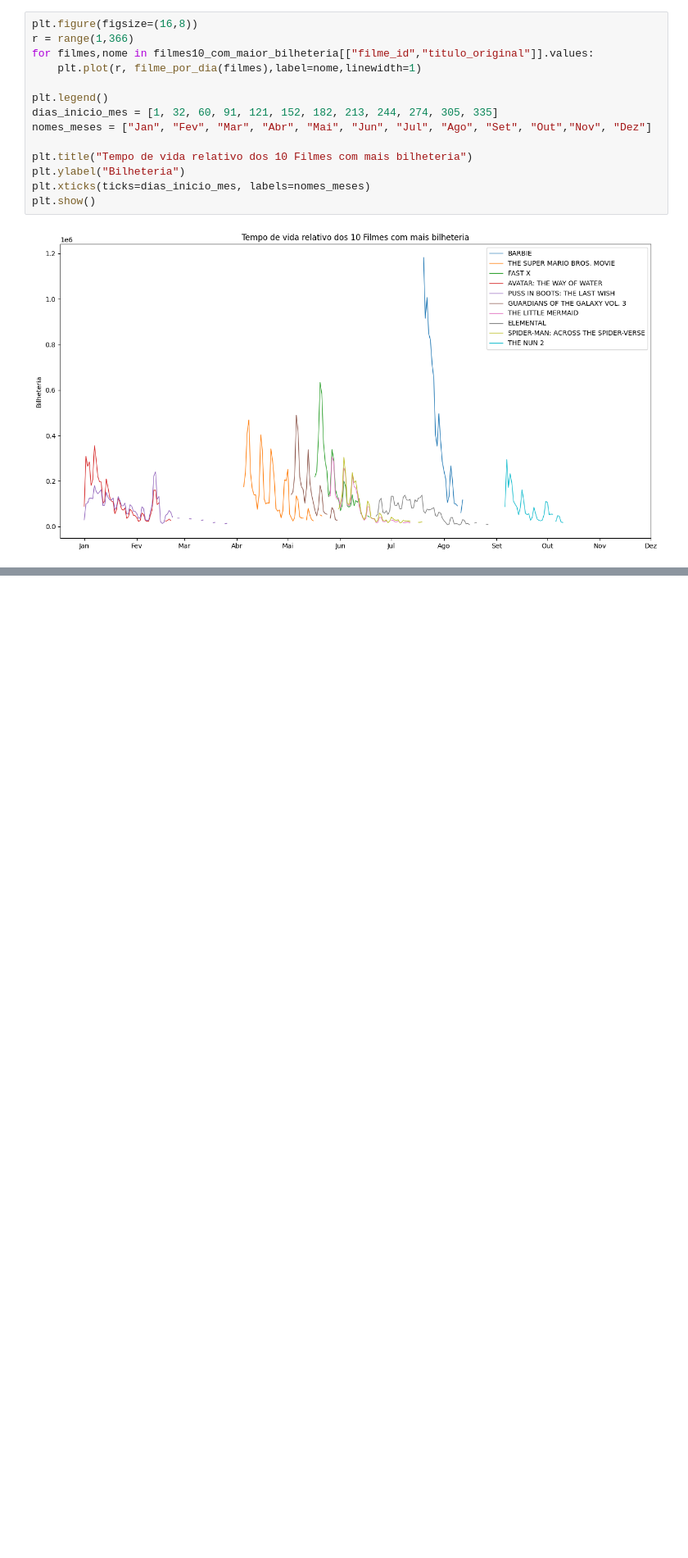
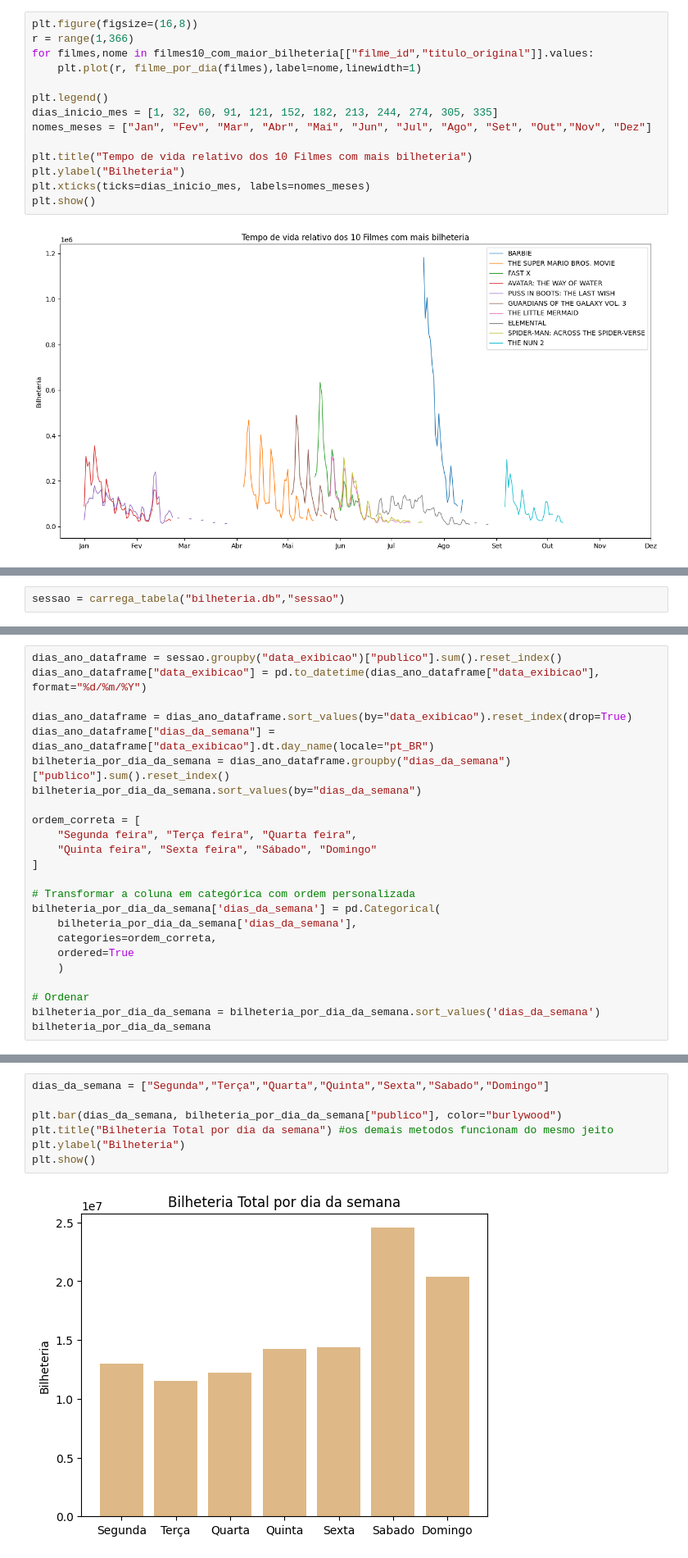
Before and after one commit to jhe-sua/A2_introcomp, a Jupyter notebook: Graficos.ipynb, the cells around one changed output, grey strips where cells are left out. Shown at 82% size. Saved outputs shown, nothing was run; the diff lists cells and outputs as text; blank space fills up the shorter version.

```diff
--- a/Graficos.ipynb
+++ b/Graficos.ipynb
@@ -375,0 +370,2 @@ NameError: name 'carrega_tabela' is not defined
+# %%
+sessao = carrega_tabela("bilheteria.db","sessao")
@@ -375,0 +388,24 @@ NameError: name 'carrega_tabela' is not defined
+# %%
+dias_ano_dataframe = sessao.groupby("data_exibicao")["publico"].sum().reset_index()
+dias_ano_dataframe["data_exibicao"] = pd.to_datetime(dias_ano_dataframe["data_exibicao"], format="%d/%m/%Y")
+
+dias_ano_dataframe = dias_ano_dataframe.sort_values(by="data_exibicao").reset_index(drop=True)
+dias_ano_dataframe["dias_da_semana"] = dias_ano_dataframe["data_exibicao"].dt.day_name(locale="pt_BR")
+bilheteria_por_dia_da_semana = dias_ano_dataframe.groupby("dias_da_semana")["publico"].sum().reset_index()
+bilheteria_por_dia_da_semana.sort_values(by="dias_da_semana")
+
+ordem_correta = [
+    "Segunda feira", "Terça feira", "Quarta feira",
+    "Quinta feira", "Sexta feira", "Sábado", "Domingo"
+]
+
+# Transformar a coluna em categórica com ordem personalizada
+bilheteria_por_dia_da_semana['dias_da_semana'] = pd.Categorical(
+    bilheteria_por_dia_da_semana['dias_da_semana'],
+    categories=ordem_correta,
+    ordered=True
+    )
+
+# Ordenar
+bilheteria_por_dia_da_semana = bilheteria_por_dia_da_semana.sort_values('dias_da_semana')
+bilheteria_por_dia_da_semana
@@ -375,0 +421,9 @@ NameError: name 'carrega_tabela' is not defined
+# %%
+dias_da_semana = ["Segunda","Terça","Quarta","Quinta","Sexta","Sabado","Domingo"]
+
+plt.bar(dias_da_semana, bilheteria_por_dia_da_semana["publico"], color="burlywood")
+plt.title("Bilheteria Total por dia da semana") #os demais metodos funcionam do mesmo jeito
+plt.ylabel("Bilheteria")
+plt.show()
+# %% [output]
+[figure, added]
```
Also changed, not shown: parts of 17 cells of this notebook, 4 other files.
